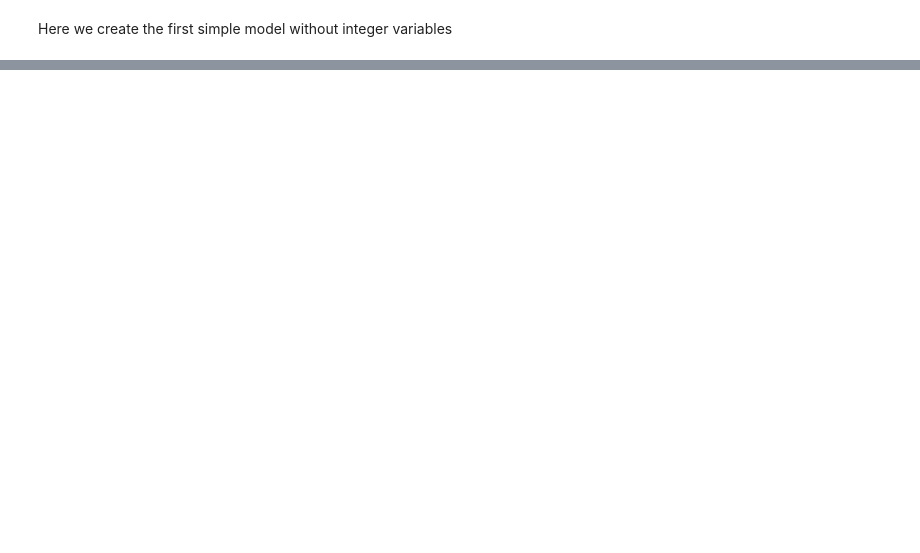
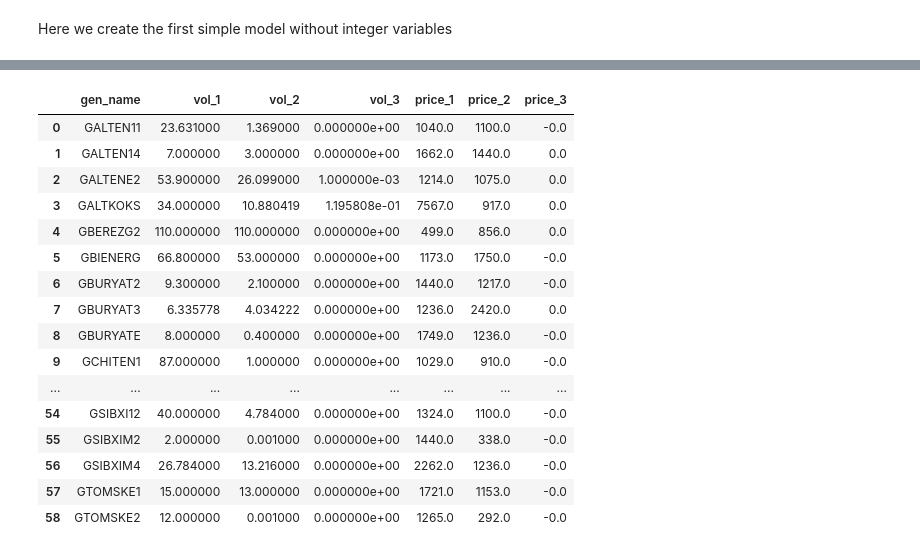
Before and after one commit to Skalolom/ModelBids, a Jupyter notebook: simple_model.ipynb, the cells around one changed output, grey strips where cells are left out. Drawn from its saved outputs; the diff is of its cells as text; code cells hidden in the pictures; blank space fills up the shorter version.

```diff
--- a/simple_model.ipynb
+++ b/simple_model.ipynb
@@ -219,0 +270,9 @@ import mosek
+# %%
+base_datetime = datetime(year=2022, month=4, day=29, hour=0)
+cz_id = 1
+supply_prices, supply_volumes = get_supply_curve(base_datetime=base_datetime, cz_id=cz_id)
+gen_df = get_gen_data(
+    base_datetime=base_datetime,
+    cz_id=cz_id
+)
+gen_df
@@ -219,0 +300,8 @@ import mosek
+# %%
+gen_bids = decompose_supply_curve(
+    supply_volumes=supply_volumes,
+    supply_prices=supply_prices,
+    gen_df=gen_df
+)
+gen_bids
+# %% [output]
@@ -219,0 +325,17 @@ import mosek
+|  | gen_name | vol_1 | vol_2 | vol_3 | price_1 | price_2 | price_3 |
+| 0 | GALTEN11 | 23.631000 | 1.369000 | 0.000000e+00 | 1040.0 | 1100.0 | -0.0 |
+| 1 | GALTEN14 | 7.000000 | 3.000000 | 0.000000e+00 | 1662.0 | 1440.0 | 0.0 |
+| 2 | GALTENE2 | 53.900000 | 26.099000 | 1.000000e-03 | 1214.0 | 1075.0 | 0.0 |
+| 3 | GALTKOKS | 34.000000 | 10.880419 | 1.195808e-01 | 7567.0 | 917.0 | 0.0 |
+| 4 | GBEREZG2 | 110.000000 | 110.000000 | 0.000000e+00 | 499.0 | 856.0 | 0.0 |
+| 5 | GBIENERG | 66.800000 | 53.000000 | 0.000000e+00 | 1173.0 | 1750.0 | -0.0 |
+| 6 | GBURYAT2 | 9.300000 | 2.100000 | 0.000000e+00 | 1440.0 | 1217.0 | -0.0 |
+| 7 | GBURYAT3 | 6.335778 | 4.034222 | 0.000000e+00 | 1236.0 | 2420.0 | 0.0 |
+| 8 | GBURYATE | 8.000000 | 0.400000 | 0.000000e+00 | 1749.0 | 1236.0 | -0.0 |
+| 9 | GCHITEN1 | 87.000000 | 1.000000 | 0.000000e+00 | 1029.0 | 910.0 | -0.0 |
+| ... | ... | ... | ... | ... | ... | ... | ... |
+| 54 | GSIBXI12 | 40.000000 | 4.784000 | 0.000000e+00 | 1324.0 | 1100.0 | -0.0 |
+| 55 | GSIBXIM2 | 2.000000 | 0.001000 | 0.000000e+00 | 1440.0 | 338.0 | -0.0 |
+| 56 | GSIBXIM4 | 26.784000 | 13.216000 | 0.000000e+00 | 2262.0 | 1236.0 | -0.0 |
+| 57 | GTOMSKE1 | 15.000000 | 13.000000 | 0.000000e+00 | 1721.0 | 1153.0 | -0.0 |
+| 58 | GTOMSKE2 | 12.000000 | 0.001000 | 0.000000e+00 | 1265.0 | 292.0 | -0.0 |
```
Also changed, not shown: parts of 19 cells of this notebook.
